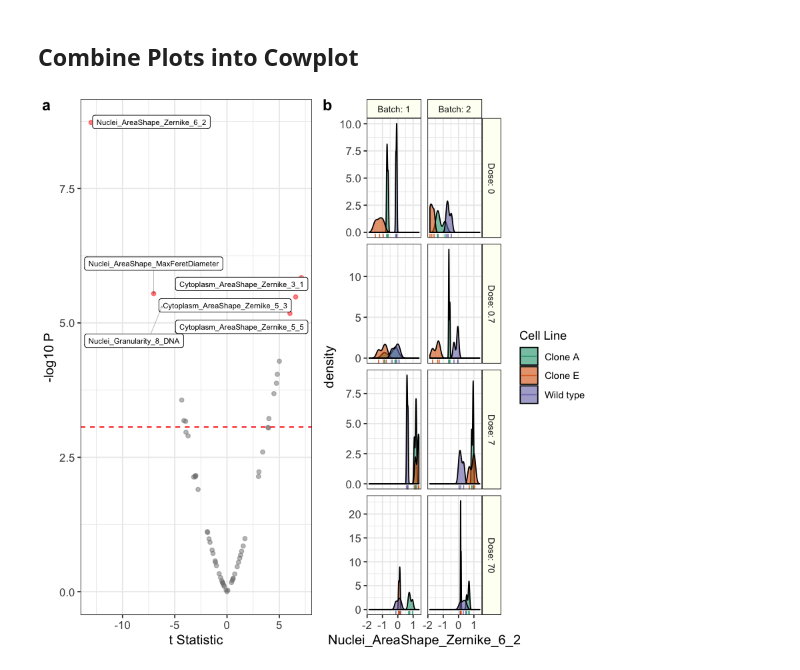
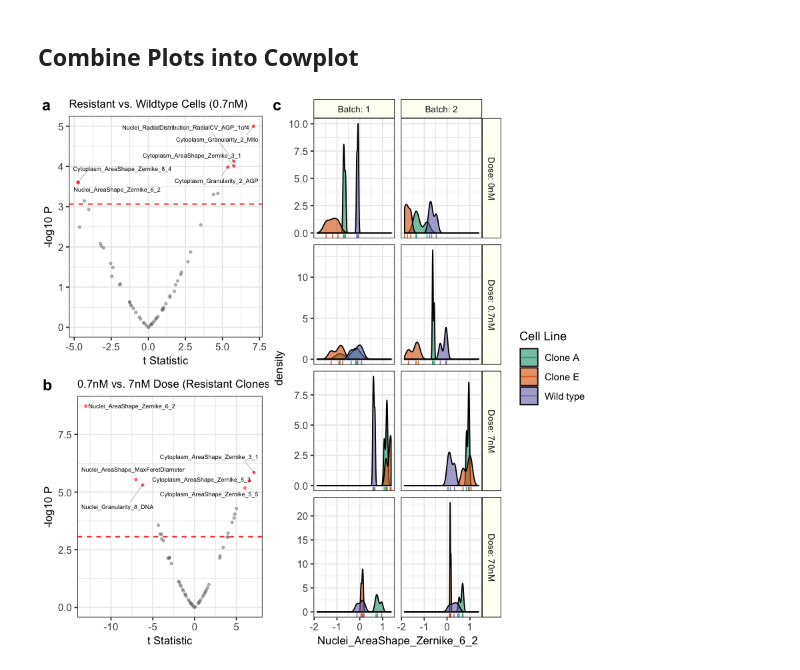
Before and after one commit to broadinstitute/profiling-resistance-mechanisms, a Jupyter notebook: discover-feature-differences.ipynb, the cells around one changed output. Drawn from its saved outputs; the diff is of its cells as text; code cells hidden in the pictures.

Commit message:
Adding Resistant vs. Wildtype Cell Line at 0.7 dosage (#16)
* add svglite package

* add umap svg

* add ttest for testing cell line differences

also add svg saving

* rerun analysis pipeline

```diff
--- a/discover-feature-differences.ipynb
+++ b/discover-feature-differences.ipynb
@@ -105,0 +188,17 @@ ttest_gg
+# %%
+alpha_correction <- -log10(0.05 / dim(result_cell_df)[1])
+repel_logic <- result_cell_df$neglog10p > alpha_correction * 1.1
+
+ttest_cell_gg <- ttest_volcano(
+    df = result_cell_df,
+    x_string = "tstat_cell",
+    title = "Resistant vs. Wildtype Cells (0.7nM)",
+    title_text_size = title_text_size,
+    yintercept = alpha_correction,
+    repel_logic = repel_logic,
+    ggrepel_label_size = ggrepel_label_size,
+    axis_text_size = axis_text_size,
+    axis_title_size = axis_title_size
+)
+
+ttest_cell_gg
@@ -106,11 +207,9 @@ ttest_gg
 # %%
 # The top feature is something to do with nuclear area
-top_feature <- paste(result_df$feature[1])
-
-# top_feature <- paste(result_df$feature[3])
+top_feature <- paste(result_dose_df$feature[1])
 
 append_batch <- function(string) paste("Batch:", string)
-append_dose <- function(string) paste("Dose:", string)
+append_dose <- function(string) paste0("Dose: ", string, "nM")
 
 distrib_gg <- ggplot(data_df, aes_string(x = `top_feature`)) +
     geom_density(aes(fill = Metadata_CellLine),
@@ -167,18 +266,29 @@ table(data_df$Metadata_CellLine, data_df$Metadata_Dosage, data_df$Metadata_Batch
 # %% [markdown]
 ## Combine Plots into Cowplot
 # %%
+feature_plot <- (
+    cowplot::plot_grid(
+        ttest_cell_gg,
+        ttest_dose_gg,
+        labels = c("a", "b"),
+        ncol = 1,
+        nrow = 2
+    )
+)
+
 main_plot <- (
     cowplot::plot_grid(
-        ttest_gg,
+        feature_plot,
         distrib_gg,
-        labels = c("a", "b"),
+        labels = c("", "c"),
         ncol = 2,
-        nrow = 1
+        nrow = 1,
+        rel_widths = c(0.7, 1)
     )
 )
 
 main_plot
 # %% [output]
-[figure, old version]
+[figure, new version]
 # %%
 file_base <- file.path("figures", "dosage_feature_figure")
```
Also changed, not shown: parts of 10 cells of this notebook, 10 other files.
